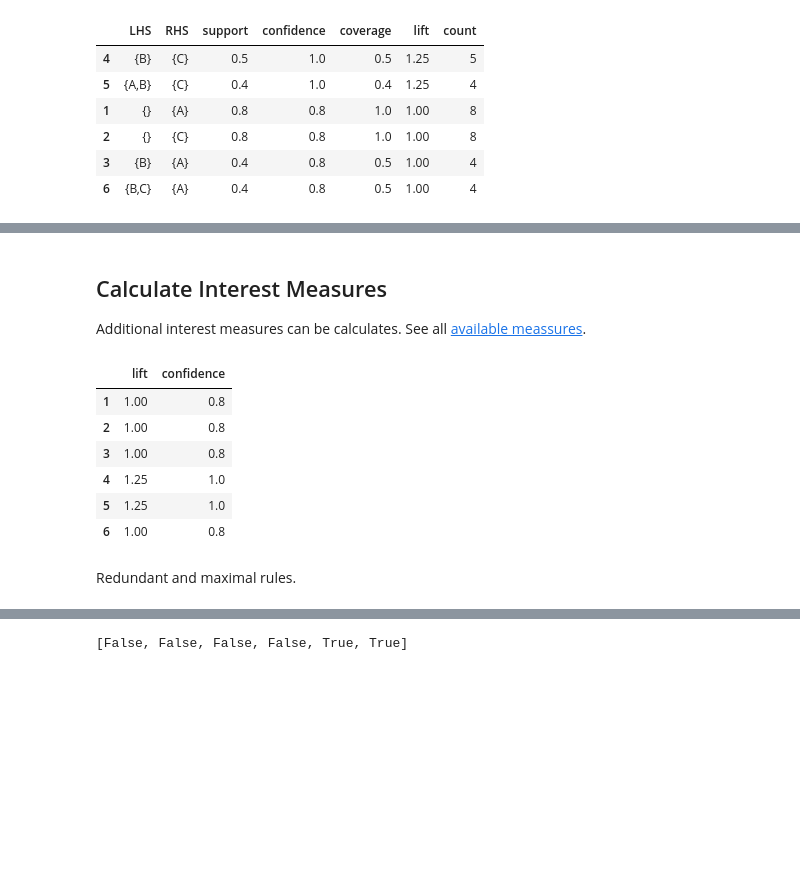
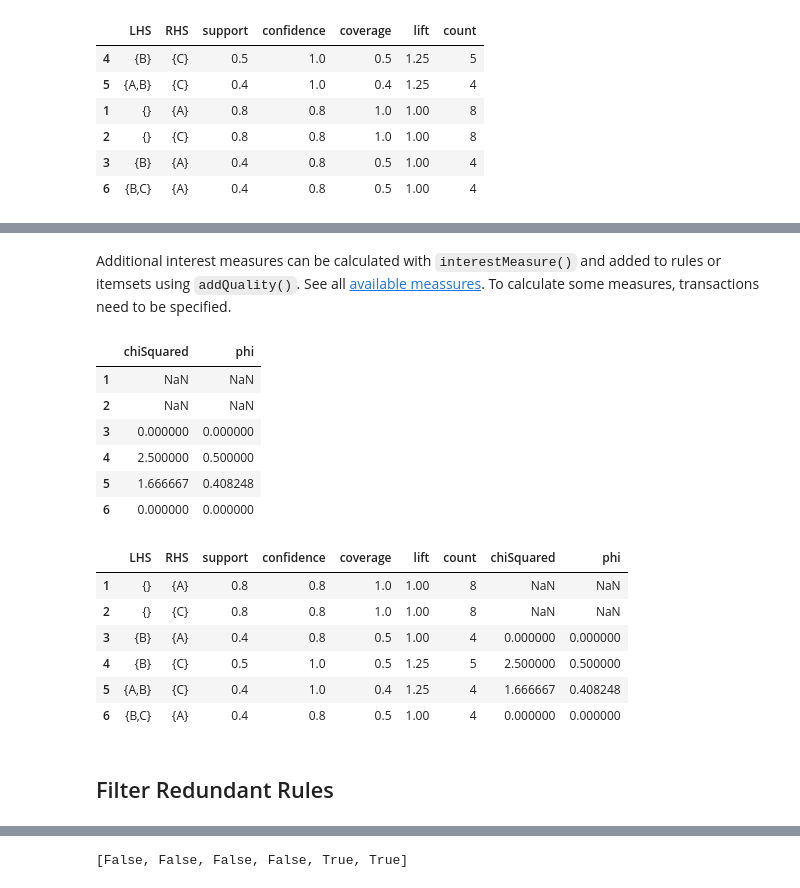
Before and after one commit to mhahsler/arulespy, a Jupyter notebook: examples/arules.ipynb, the cells around one changed output, grey strips where cells are left out. Drawn from its saved outputs; the diff is of its cells as text; code cells hidden in the pictures; blank space fills up the shorter version.

Commit message:
added addQuality()

```diff
--- a/examples/arules.ipynb
+++ b/examples/arules.ipynb
@@ -246,19 +250,30 @@ arules.sort(rules, by = 'lift').as_df()
 # %% [markdown]
-## Calculate Interest Measures
-
-Additional interest measures can be calculates. See all [available meassures](https://mhahsler.github.io/arules/docs/measures).
+Additional interest measures can be calculated with `interestMeasure()` and added to rules or itemsets using `addQuality()`. See all [available meassures](https://mhahsler.github.io/arules/docs/measures). To calculate some measures, transactions need to
+be specified.
 # %%
-arules.interestMeasure(rules, ["lift", "confidence"], transactions = trans)
+im = arules.interestMeasure(rules, ["chiSquared", "phi"], transactions = trans)
+im
 # %% [output]
-|  | lift | confidence |
-| 1 | 1.00 | 0.8 |
-| 2 | 1.00 | 0.8 |
-| 3 | 1.00 | 0.8 |
-| 4 | 1.25 | 1.0 |
-| 5 | 1.25 | 1.0 |
-| 6 | 1.00 | 0.8 |
+|  | chiSquared | phi |
+| 1 | NaN | NaN |
+| 2 | NaN | NaN |
+| 3 | 0.000000 | 0.000000 |
+| 4 | 2.500000 | 0.500000 |
+| 5 | 1.666667 | 0.408248 |
+| 6 | 0.000000 | 0.000000 |
-# %% [markdown]
-Redundant and maximal rules.
+# %%
+arules.addQuality(rules, im)
+rules.as_df()
+# %% [output]
+|  | LHS | RHS | support | confidence | coverage | lift | count | chiSquared | phi |
+| 1 | {} | {A} | 0.8 | 0.8 | 1.0 | 1.00 | 8 | NaN | NaN |
+| 2 | {} | {C} | 0.8 | 0.8 | 1.0 | 1.00 | 8 | NaN | NaN |
+| 3 | {B} | {A} | 0.4 | 0.8 | 0.5 | 1.00 | 4 | 0.000000 | 0.000000 |
+| 4 | {B} | {C} | 0.5 | 1.0 | 0.5 | 1.25 | 5 | 2.500000 | 0.500000 |
+| 5 | {A,B} | {C} | 0.4 | 1.0 | 0.4 | 1.25 | 4 | 1.666667 | 0.408248 |
+| 6 | {B,C} | {A} | 0.4 | 0.8 | 0.5 | 1.00 | 4 | 0.000000 | 0.000000 |
+# %% [markdown]
+## Filter Redundant Rules
 # %%
 rules[[not x for x in arules.is_redundant(rules)]].as_df()
 # %% [output]
```
Also changed, not shown: parts of 9 cells of this notebook, 2 other files.
